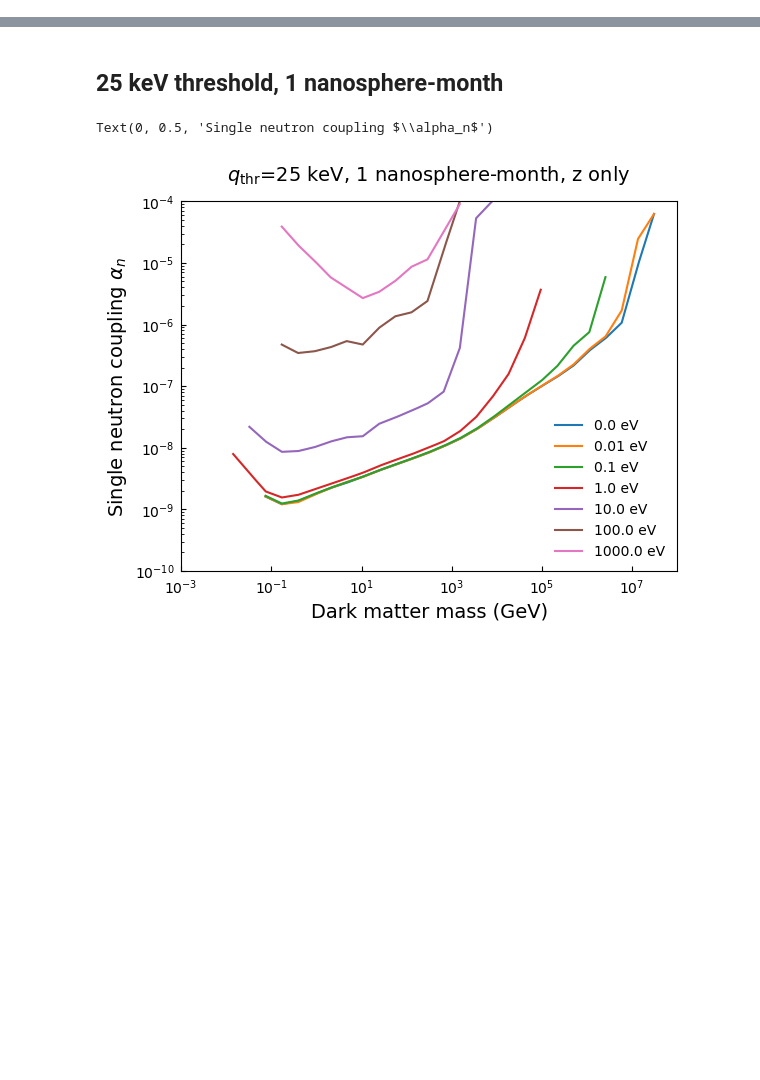
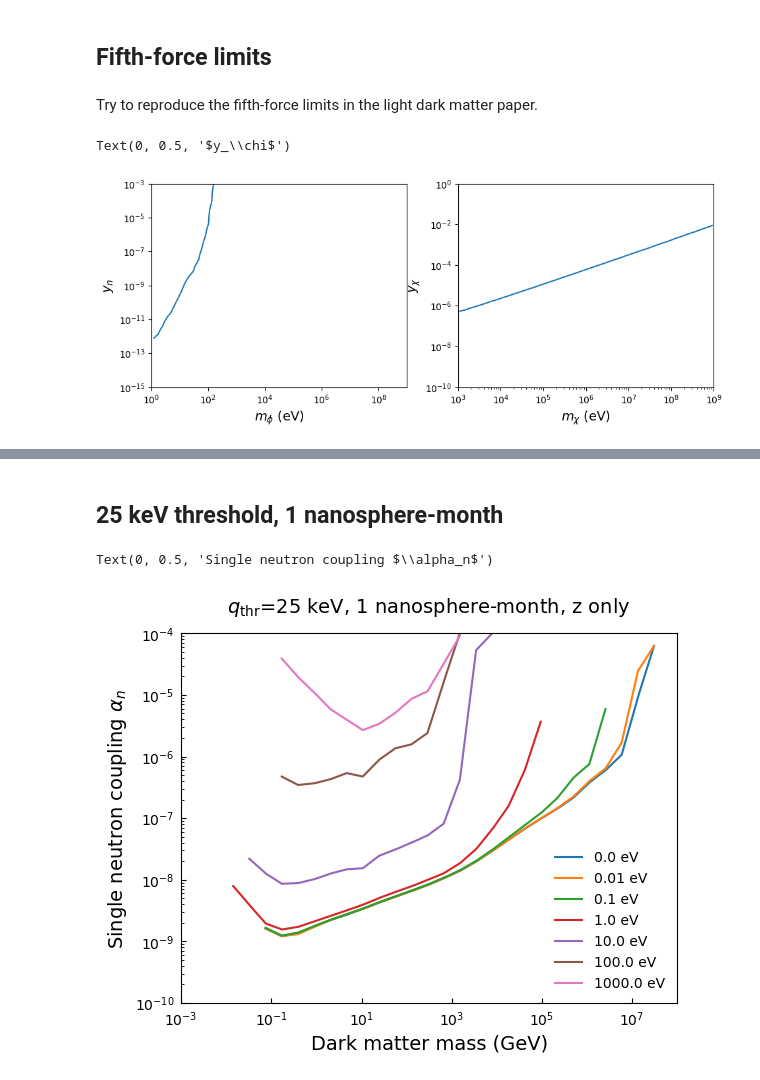
Before and after one commit to yuhants/impulse, a Jupyter notebook: yuhan/set_limits_dm_xsec.ipynb, the cells around one changed output, grey strips where cells are left out. Cells and saved outputs as stored; diff of their text form; code cells hidden in the pictures; blank space fills up the shorter version.

Commit message:
add fifth force limits

```diff
--- a/yuhan/set_limits_dm_xsec.ipynb
+++ b/yuhan/set_limits_dm_xsec.ipynb
@@ -2,2 +4,30 @@
 import numpy as np
 import matplotlib.pyplot as plt
+# %% [markdown]
+## Fifth-force limits
+# %% [markdown]
+Try to reproduce the fifth-force limits in the light dark matter paper.
+# %%
+fifth_force_lim = np.genfromtxt('./fifth_force_lim_yn.csv', delimiter=',').T
+sidm_yx_lim     = np.genfromtxt('./sidm_yx_lim.csv', delimiter=',').T
+
+sidm_yx_lim[0]  = sidm_yx_lim[0] * 1e6  # Convert MeV to eV
+# %%
+fig, ax = plt.subplots(1, 2, figsize=(11, 4))
+
+ax[0].loglog(fifth_force_lim[0], fifth_force_lim[1])
+ax[0].set_ylim(1e-15, 1e-3)
+ax[0].set_xlim(1, 1e9)
+
+ax[0].set_xlabel('$m_\phi$ (eV)', fontsize=14)
+ax[0].set_ylabel('$y_n$', fontsize=14)
+
+ax[1].loglog(sidm_yx_lim[0], sidm_yx_lim[1])
+ax[1].set_ylim(1e-10, 1)
+ax[1].set_xlim(1e3, 1e9)
+
+ax[1].set_xlabel('$m_\chi$ (eV)', fontsize=14)
+ax[1].set_ylabel('$y_\chi$', fontsize=14)
+# %% [output]
+Text(0, 0.5, '$y_\\chi$')
+[figure, added]
```
Also changed, not shown: parts of 10 cells of this notebook, 3 other files.
